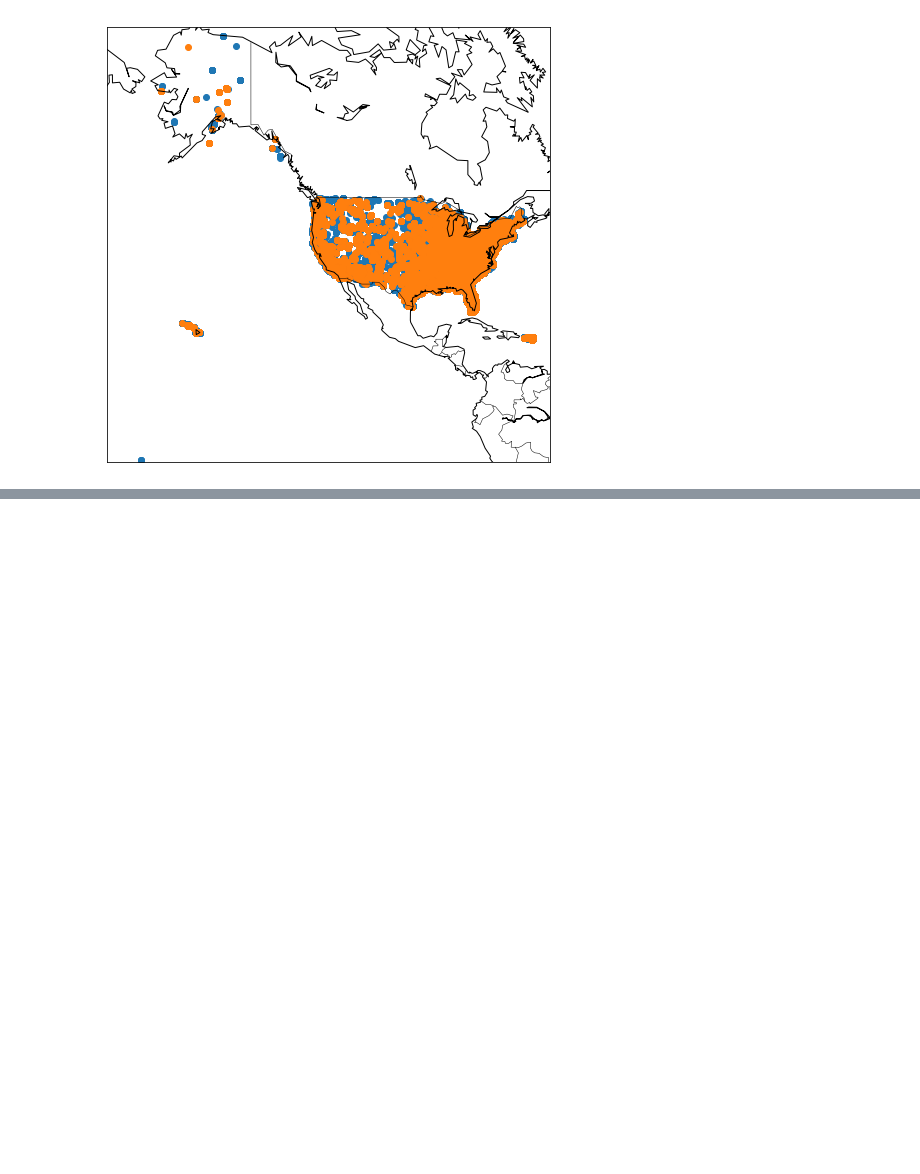
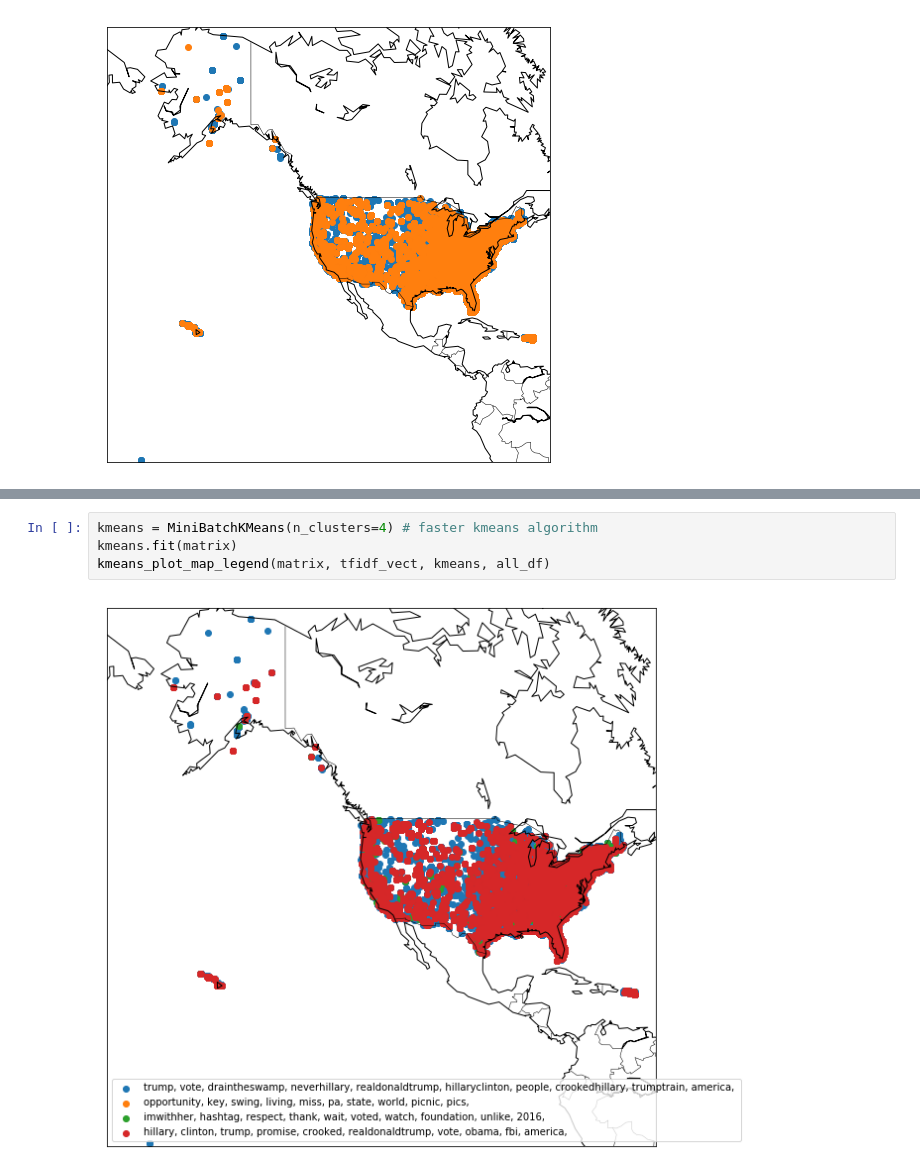
Before and after one commit to gpcarr/twitter_data_analysis, a Jupyter notebook: clusters.ipynb, the cells around one changed output, grey strips where cells are left out. Drawn from its saved outputs; the diff is of its cells as text; blank space fills up the shorter version.

```diff
--- a/clusters.ipynb
+++ b/clusters.ipynb
@@ -408,0 +455,6 @@ kmeans_plot_map(kmeans, all_df)
+# %%
+kmeans = MiniBatchKMeans(n_clusters=4) # faster kmeans algorithm
+kmeans.fit(matrix)
+kmeans_plot_map_legend(matrix, tfidf_vect, kmeans, all_df)
+# %% [output]
+[figure, added]
```
Also changed, not shown: parts of 13 cells of this notebook.
